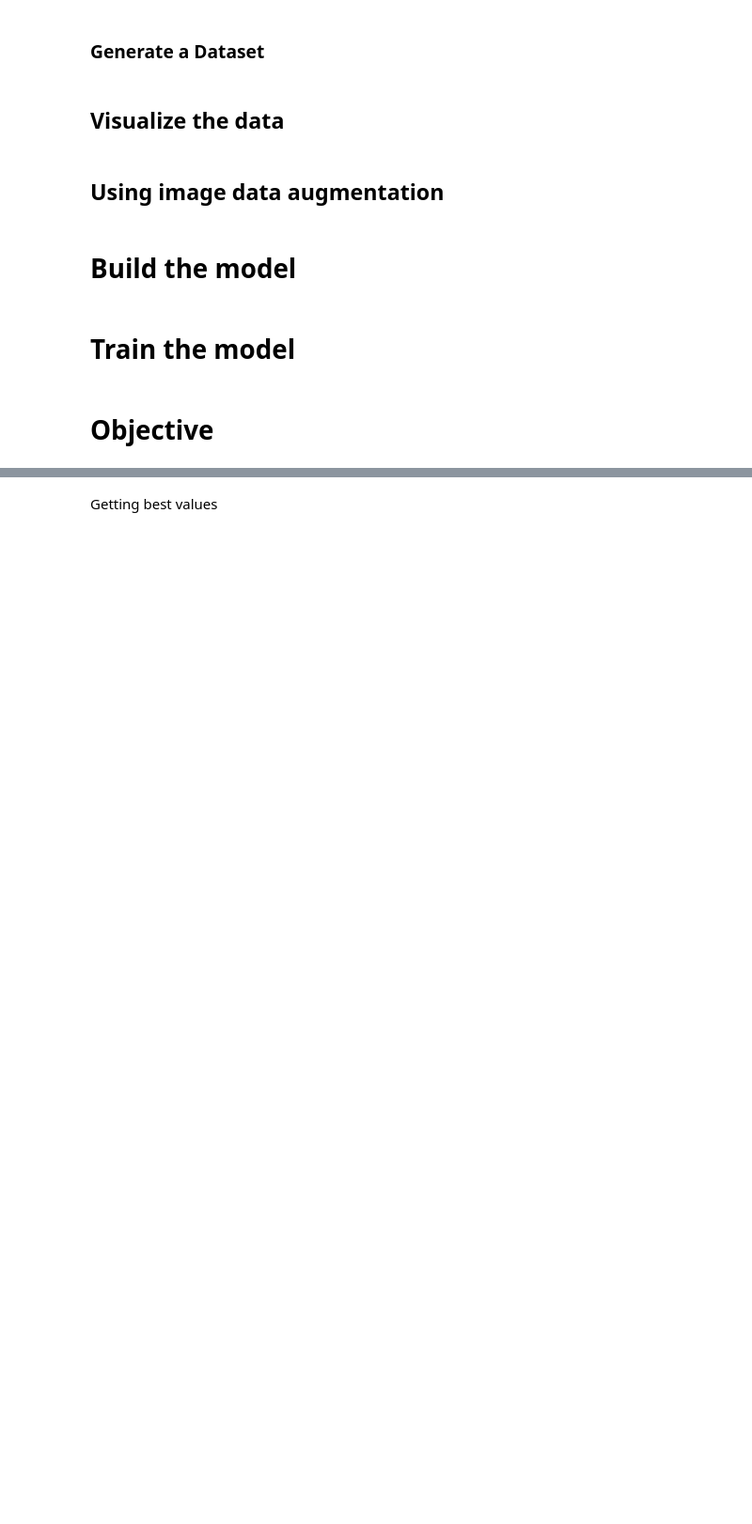
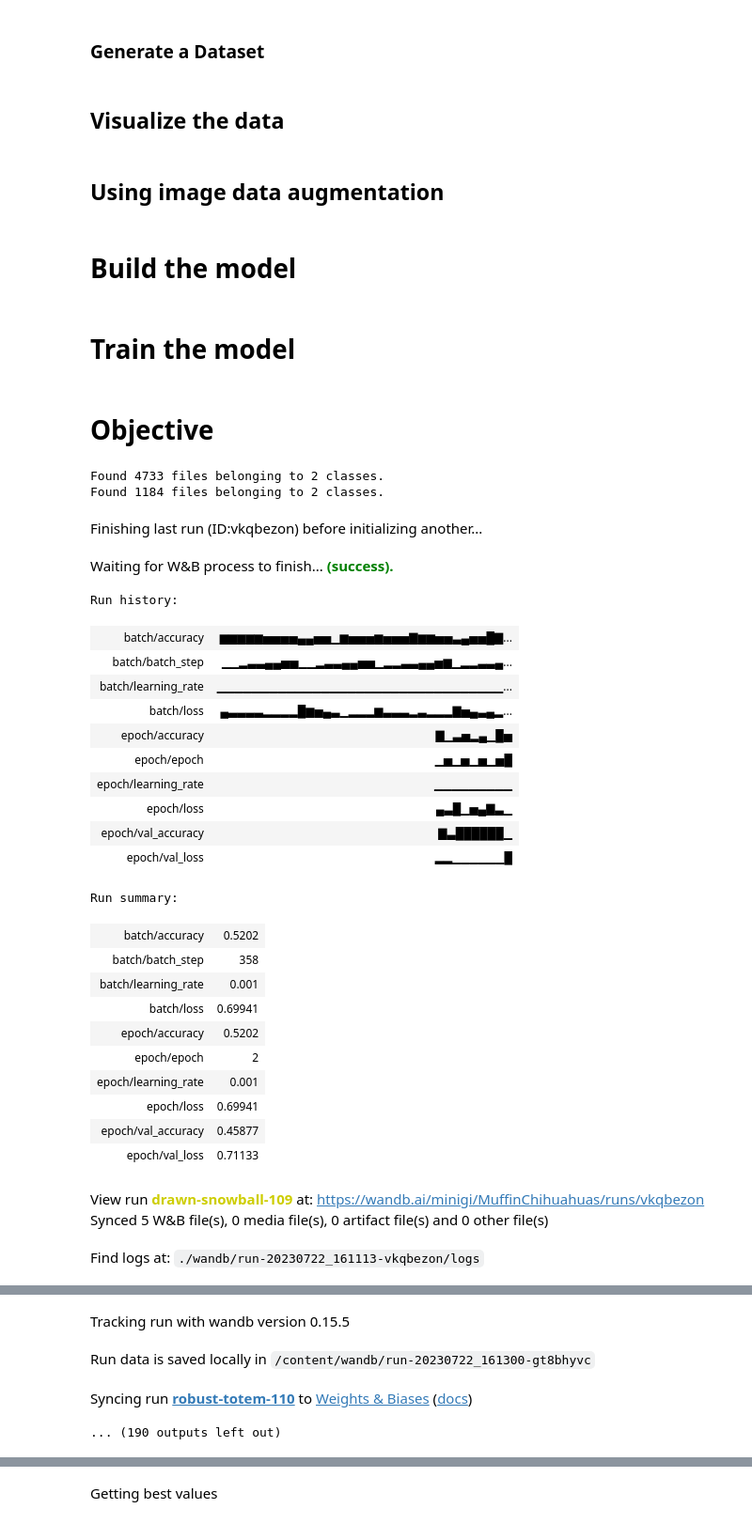
Before and after one commit to mirtorande/muffin-vs-chihuahua, a Jupyter notebook: MuffinsChihuahuas.ipynb, the cells around one changed output, grey strips where cells are left out. Shown at 94% size. Cells and saved outputs as stored; diff of their text form; code cells hidden in the pictures; blank space fills up the shorter version.

```diff
--- a/MuffinsChihuahuas.ipynb
+++ b/MuffinsChihuahuas.ipynb
@@ -22,9 +22,10 @@ wandb: Currently logged in as: mirtorande (minigi). Use `wandb login --relogin`
 # Define a config dictionary object
 configs = dict(
     image_size = 64,
-    #batch_size=1024,
-    #init_learning_rate = 3e-4,
+    batch_size= 32,
+    init_learning_rate = 1e-3,
     epochs = 50,
+    dropout = 0.1,
     optimizer = 'adam',
     loss_fn = 'binary_crossentropy',
     metrics = ['acc'],
@@ -164,13 +165,13 @@ def make_model(config, input_shape, num_classes):
 
   # Entry block
   x = layers.Rescaling(1.0 / 255)(inputs)
-  x = layers.Conv2D(128, 3, strides=2, padding="same")(x)
+  x = layers.Conv2D(64, 3, strides=2, padding="same")(x)
   x = layers.BatchNormalization()(x)
   x = layers.Activation("relu")(x)
 
   previous_block_activation = x  # Set aside residual
 
-  for size in [256, 512, 728]:
+  for size in [128]:
       x = layers.Activation("relu")(x)
       x = layers.SeparableConv2D(size, 3, padding="same")(x)
       x = layers.BatchNormalization()(x)
@@ -188,7 +189,7 @@ def make_model(config, input_shape, num_classes):
       x = layers.add([x, residual])  # Add back residual
       previous_block_activation = x  # Set aside next residual
 
-  x = layers.SeparableConv2D(1024, 3, padding="same")(x)
+  x = layers.SeparableConv2D(256, 3, padding="same")(x)
   x = layers.BatchNormalization()(x)
   x = layers.Activation("relu")(x)
 
@@ -239,5 +240,11 @@ def objective(config):
   train, val = prefetch_datasets(train, val)
   history = train_model(config, train, val)
   return max(history.history['val_accuracy'])
+# %%
+train, _, _ = load_datasets(wandb.config, use_val=False)
+train = augment_dataset(train, show_preview=False)
+# %% [output]
+Found 4733 files belonging to 2 classes.
+Found 1184 files belonging to 2 classes.
 # %%
 def objective_5fold(config):
@@ -276 +329,33 @@ def objective_5fold(config):
   return np.mean(accuracies)
+# %%
+wandb.init(project='MuffinChihuahuas', config=configs)
+val_accuracy = objective_5fold(wandb.config)
+val_accuracy
+# %% [output]
+Finishing last run (ID:vkqbezon) before initializing another...
+Waiting for W&B process to finish... (success).
+Run history:
+| batch/accuracy | ▆▆▆▆▆▅▅▅▅▄▄▅▅▁▆▅▅▅▆▅▅▅▇▆▆▅▅▃▄▅▅█▇... |
+| batch/batch_step | ▁▁▂▃▃▄▄▅▅▁▁▂▃▃▄▄▅▅▁▂▂▃▃▄▄▅▆▁▂▂▃▃▄... |
+| batch/learning_rate | ▁▁▁▁▁▁▁▁▁▁▁▁▁▁▁▁▁▁▁▁▁▁▁▁▁▁▁▁▁▁▁▁▁... |
+| batch/loss | ▄▃▃▃▃▂▂▂▂█▆▅▄▃▁▂▂▂▆▃▃▃▂▃▂▂▂▇▅▄▃▄▂... |
+| epoch/accuracy | ▇▁▃▅▂▄▁█▅ |
+| epoch/epoch | ▁▅▁▅▁▅▁▅█ |
+| epoch/learning_rate | ▁▁▁▁▁▁▁▁▁ |
+| epoch/loss | ▄▃█▁▅▄▇▃▁ |
+| epoch/val_accuracy | ▇▃██████▁ |
+| epoch/val_loss | ▂▂▁▁▁▁▁▁█ |
+Run summary:
+| batch/accuracy | 0.5202 |
+| batch/batch_step | 358 |
+| batch/learning_rate | 0.001 |
+| batch/loss | 0.69941 |
+| epoch/accuracy | 0.5202 |
+| epoch/epoch | 2 |
+| epoch/learning_rate | 0.001 |
+| epoch/loss | 0.69941 |
+| epoch/val_accuracy | 0.45877 |
+| epoch/val_loss | 0.71133 |
+View run drawn-snowball-109 at: https://wandb.ai/minigi/MuffinChihuahuas/runs/vkqbezon
+Synced 5 W&B file(s), 0 media file(s), 0 artifact file(s) and 0 other file(s)
+Find logs at: ./wandb/run-20230722_161113-vkqbezon/logs
@@ -277,3 +363,7 @@ def objective_5fold(config):
+Tracking run with wandb version 0.15.5
+Run data is saved locally in /content/wandb/run-20230722_161300-gt8bhyvc
+Syncing run robust-totem-110 to Weights & Biases (docs)
+... (190 outputs left out)
 # %%
 def main():
     wandb.init()
```
Also changed, not shown: parts of 14 cells of this notebook.
